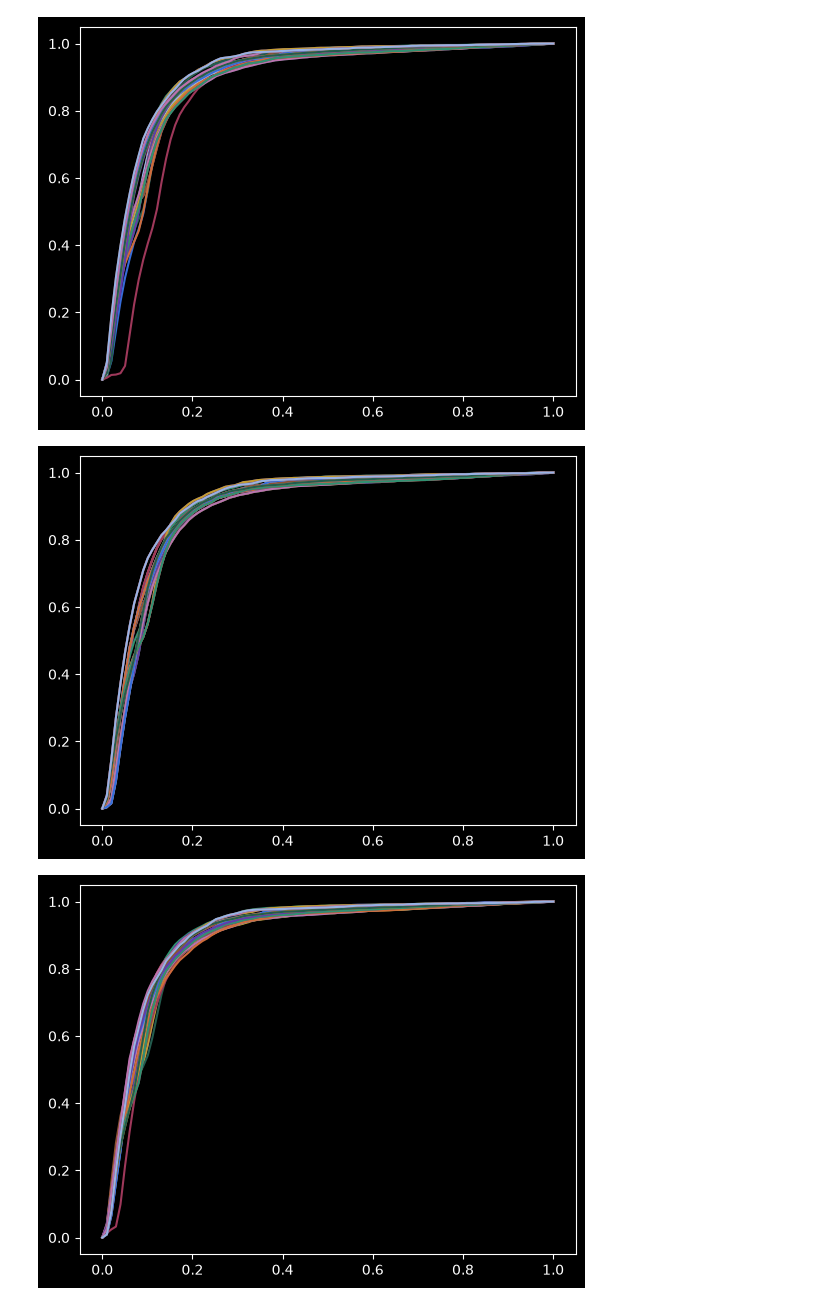
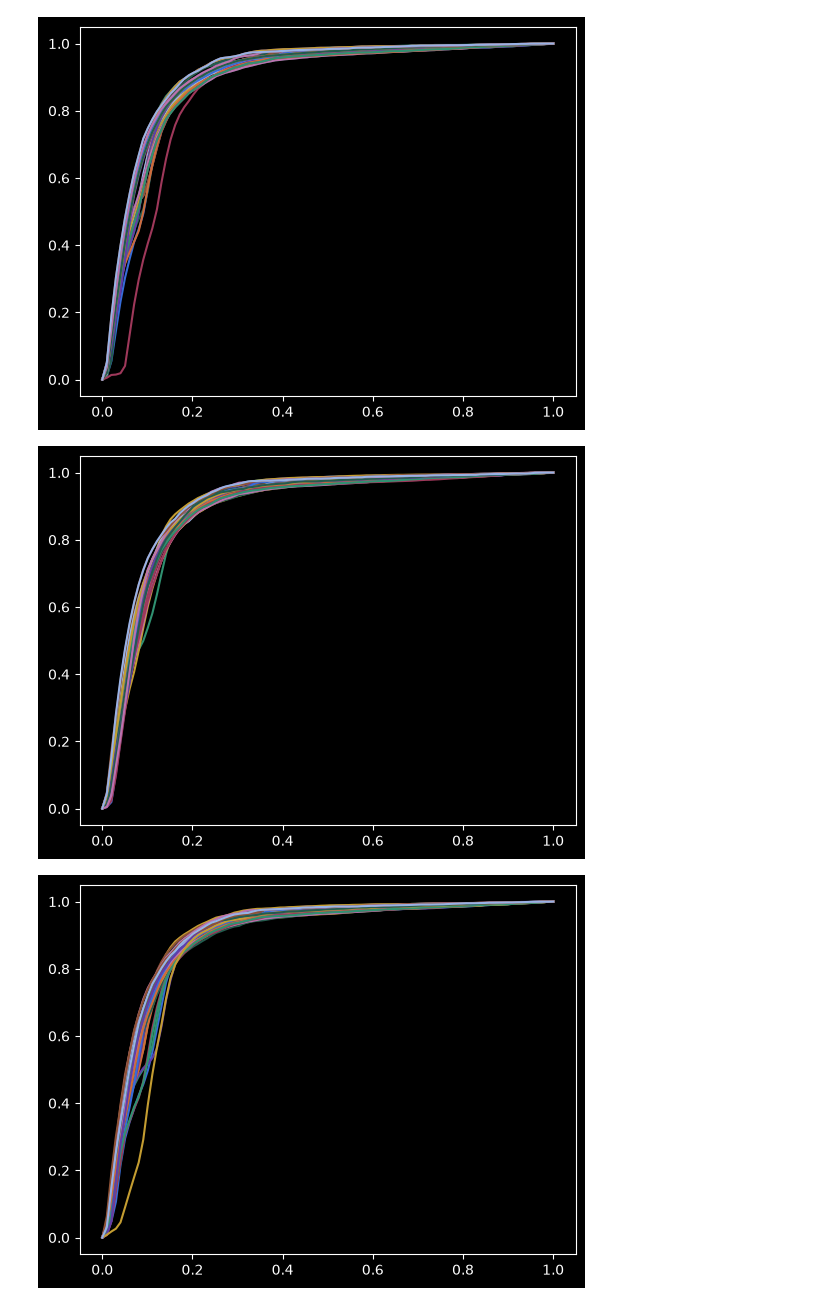
Before and after one commit to T-im4i-k/Active-Learning-for-Email-Interaction-Dynamics, a Jupyter notebook: src/email_outreach/notes/alpha_scheduling.ipynb, the cells around one changed output. Cells and saved outputs as stored; diff of their text form; code cells hidden in the pictures.

```diff
--- a/src/email_outreach/notes/alpha_scheduling.ipynb
+++ b/src/email_outreach/notes/alpha_scheduling.ipynb
@@ -155,11 +92,9 @@ def get_precisions_recalls(path: Path, quantiles=1 - np.linspace(start=0, stop=1
 # %%
-const_alpha_path: Path = ROOT_FOLDER / "experiments" / "test_set" / "1" / "contextual_bandit" / "baseline"
-geometric_alpha_path: Path = ROOT_FOLDER / "experiments" / "test_set" / "1" / "contextual_bandit" / "geometric_alpha"
-lin_alpha_path: Path = ROOT_FOLDER / "experiments" / "test_set" / "1" / "contextual_bandit" / "linear_alpha"
+const_alpha_path: Path = ROOT_FOLDER / "experiments" / "test_set" / "1" / "contextual_bandit" / "baseline_v2"
+geometric_alpha_path: Path = ROOT_FOLDER / "experiments" / "test_set" / "1" / "contextual_bandit" / "geometric_alpha_v2"
+lin_alpha_path: Path = ROOT_FOLDER / "experiments" / "test_set" / "1" / "contextual_bandit" / "linear_alpha_v2"
 
-adaptive_alpha_path: Path = ROOT_FOLDER / "experiments" / "test_set" / "1" / "contextual_bandit" / "adaptive_alpha"
-# sigmoid_alpha_path: Path = ROOT_FOLDER / "experiments" / "test_set" / "1" / "contextual_bandit" / "sigmoid_alpha"
-# weak_alpha_path: Path = ROOT_FOLDER / "experiments" / "test_set" / "1" / "contextual_bandit" / "weak_const"
+adaptive_alpha_path: Path = ROOT_FOLDER / "experiments" / "test_set" / "1" / "contextual_bandit" / "adaptive_alpha_v2"
 # %%
 const_recalls, const_precisions = get_precisions_recalls(const_alpha_path)
 lin_recalls, lin_precisions = get_precisions_recalls(lin_alpha_path)
@@ -249,21 +163,21 @@ plt.show()
 # %%
 for i in range(30):
     plt.plot(np.linspace(start=0, stop=1, num=100), np.array(const_recalls)[i],
-         label="Adaptive Alpha Recalls")
+         label="Const Alpha Recalls")
 # %% [output]
 [figure]
 # %%
 for i in range(30):
     plt.plot(np.linspace(start=0, stop=1, num=100), np.array(geometric_recalls)[i],
-         label="Adaptive Alpha Recalls")
+         label="Geometric Alpha Recalls")
 # %% [output]
-[figure, old version]
+[figure, new version]
 # %%
 for i in range(30):
     plt.plot(np.linspace(start=0, stop=1, num=100), np.array(lin_recalls)[i],
-         label="Adaptive Alpha Recalls")
+         label="Lin Alpha Recalls")
 # %% [output]
-[figure, old version]
+[figure, new version]
 # %%
 for i in range(len(adaptive_recalls)):
     plt.plot(np.linspace(start=0, stop=1, num=100), np.array(adaptive_recalls)[i],
```
Also changed, not shown: parts of 23 cells of this notebook, 8 other files.
